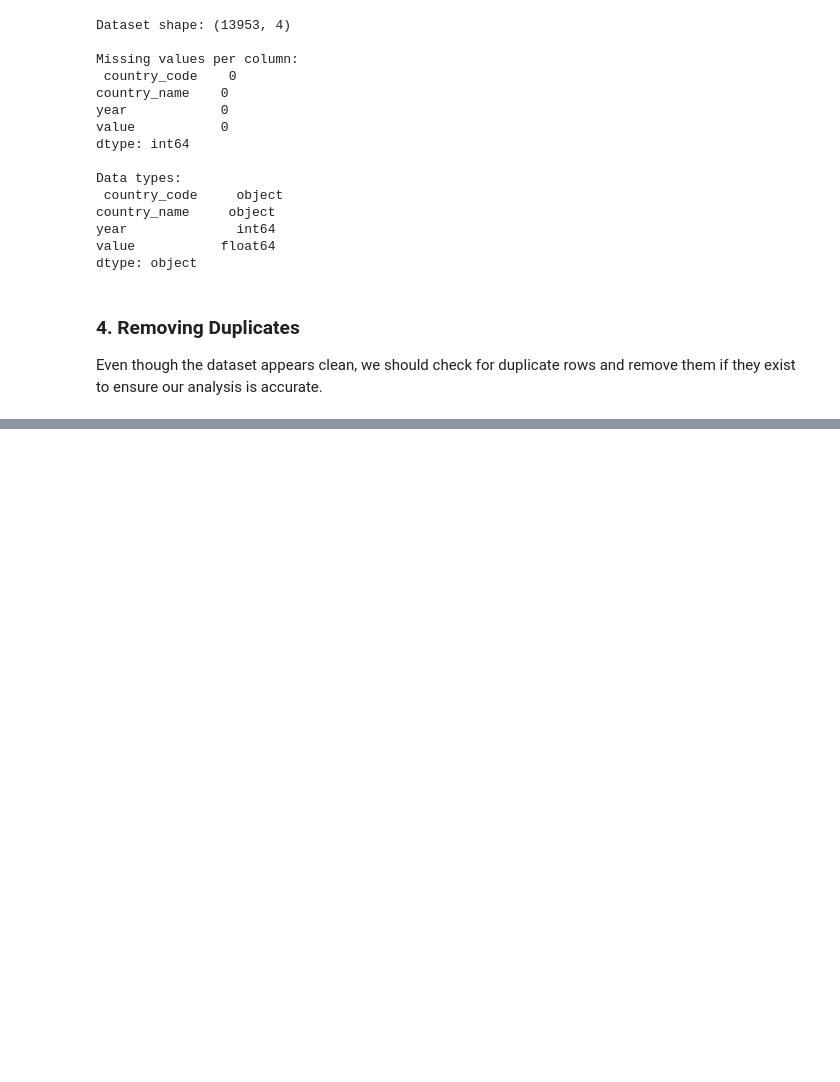
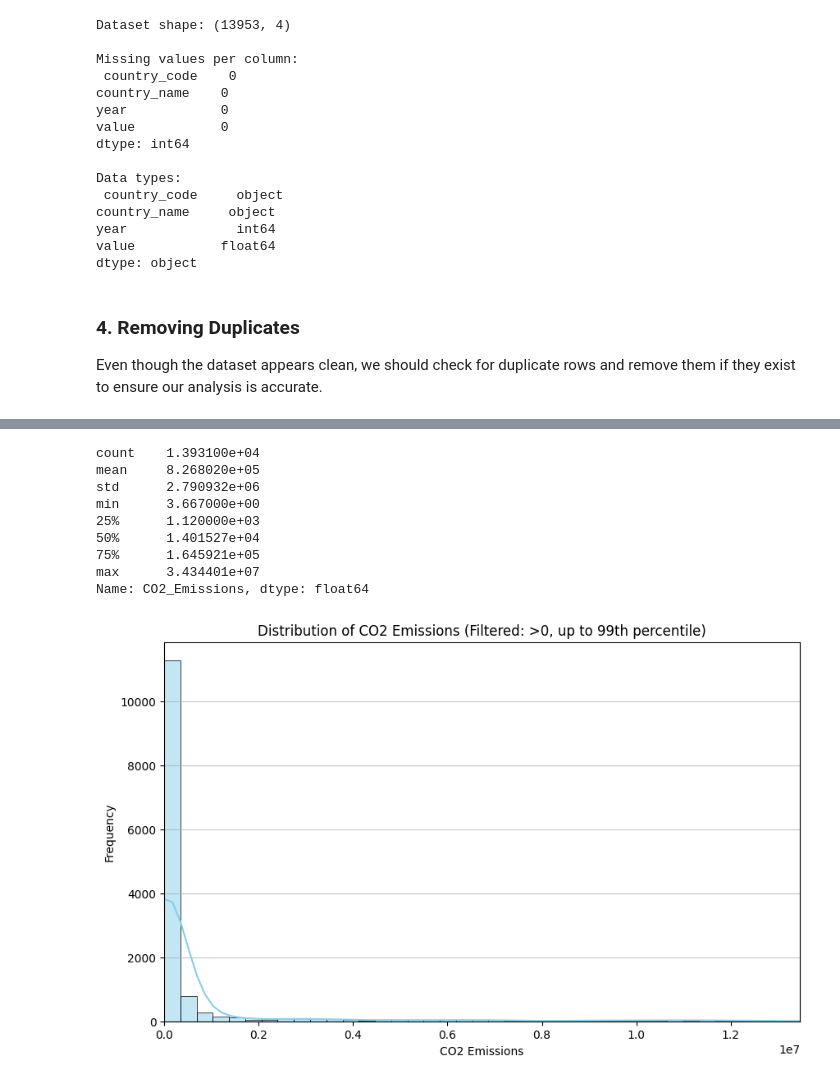
Before and after one commit to MaksimusRex/Data-Analysis-on-Emissions-Energy-and-EVs, a Jupyter notebook: DataAnalysisEmissions.ipynb, the cells around one changed output, grey strips where cells are left out. Drawn from its saved outputs; the diff is of its cells as text; code cells hidden in the pictures; blank space fills up the shorter version.

```diff
--- a/DataAnalysisEmissions.ipynb
+++ b/DataAnalysisEmissions.ipynb
@@ -140,0 +286,30 @@ and remove them if they exist to ensure our analysis is accurate.
+# %%
+# Step 1: Remove negative and zero values
+df_co2_filtered = df_co2[df_co2['CO2_Emissions'] > 1]
+
+# Optional: limit to 99th percentile to avoid extreme outliers
+upper_limit = df_co2_filtered['CO2_Emissions'].quantile(0.99)
+
+# Step 2: Summary stats for filtered data
+print(df_co2_filtered['CO2_Emissions'].describe())
+
+# Step 3: Plot histogram
+plt.figure(figsize=(10,6))
+sns.histplot(df_co2_filtered['CO2_Emissions'], bins=100, kde=True, color='skyblue')
+plt.title('Distribution of CO2 Emissions (Filtered: >0, up to 99th percentile)')
+plt.xlabel('CO2 Emissions')
+plt.ylabel('Frequency')
+plt.xlim(0, upper_limit)
+plt.grid(axis='y', alpha=0.75)
+plt.show()
+# %% [output]
+count    1.393100e+04
+mean     8.268020e+05
+std      2.790932e+06
+min      3.667000e+00
+25%      1.120000e+03
+50%      1.401527e+04
+75%      1.645921e+05
+max      3.434401e+07
+Name: CO2_Emissions, dtype: float64
+[figure, added]
```
Also changed, not shown: parts of 25 cells of this notebook.
